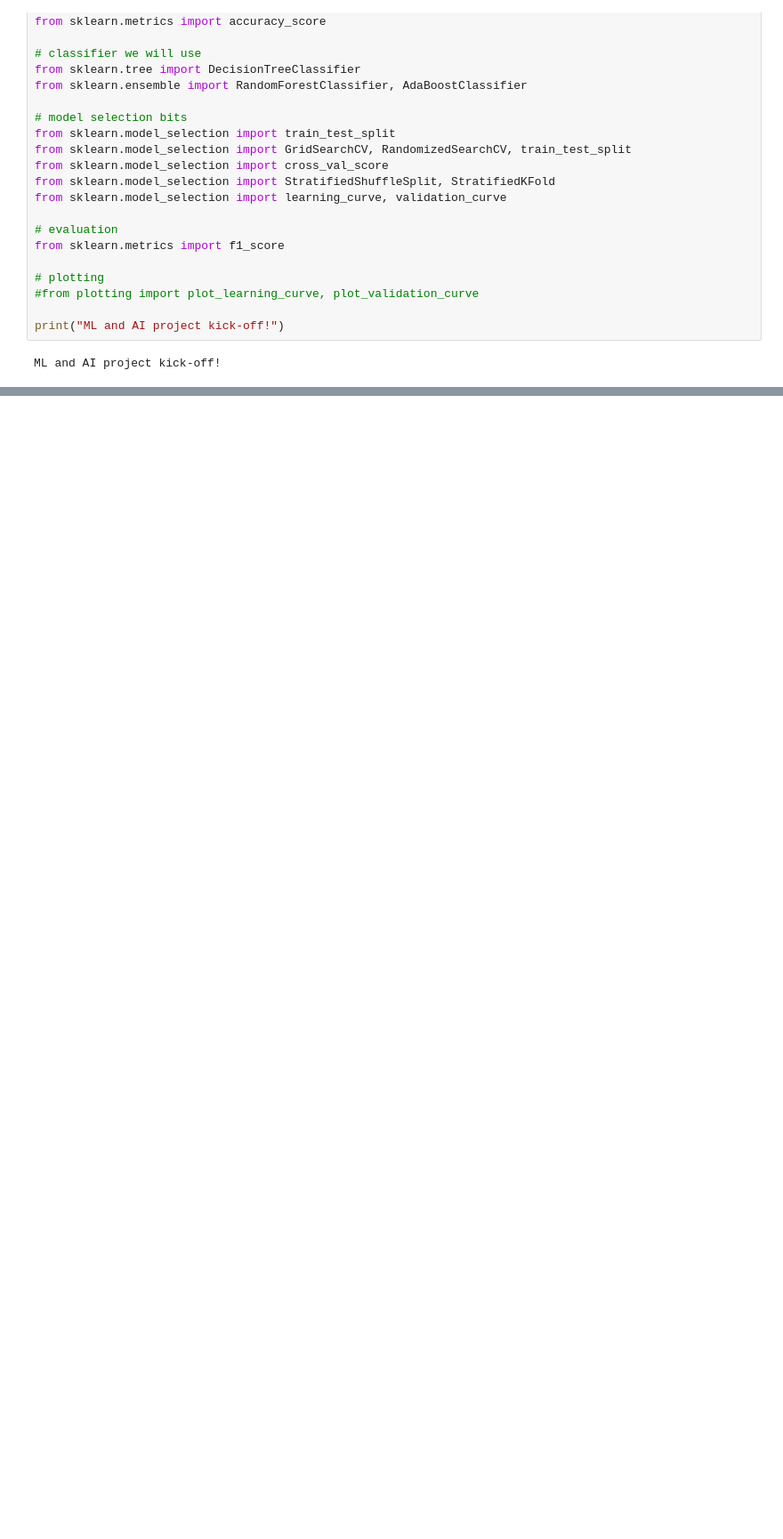
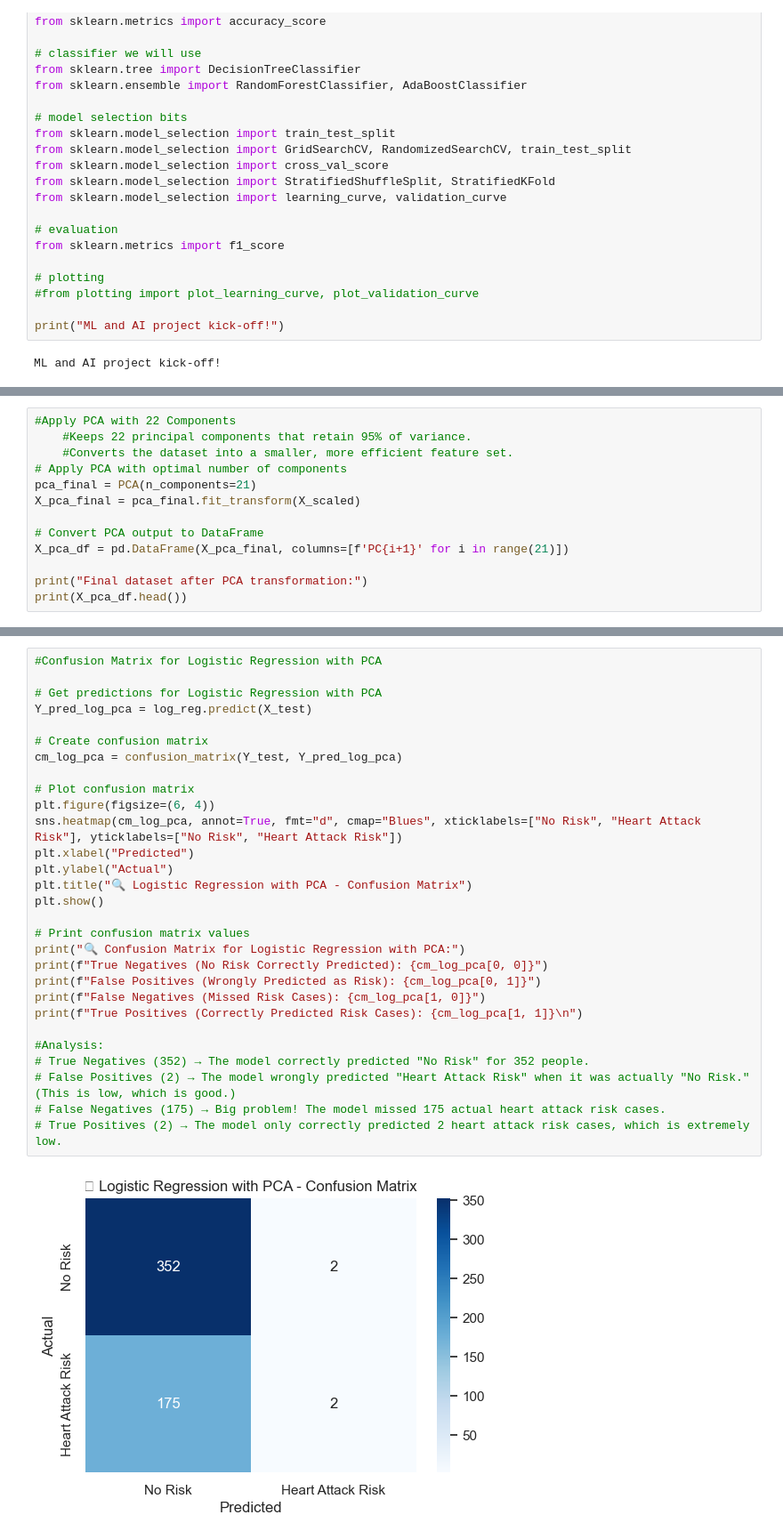
Before and after one commit to AICarope/Logistic-Regression-machine-learning-project-up, a Jupyter notebook: 3_Women_ML.ipynb, the cells around one changed output, grey strips where cells are left out. Shown at 89% size. Saved outputs shown, nothing was run; the diff lists cells and outputs as text; blank space fills up the shorter version.

```diff
--- a/3_Women_ML.ipynb
+++ b/3_Women_ML.ipynb
@@ -45,0 +275,13 @@ ML and AI project kick-off!
+# %%
+#Apply PCA with 22 Components
+    #Keeps 22 principal components that retain 95% of variance.
+    #Converts the dataset into a smaller, more efficient feature set.
+# Apply PCA with optimal number of components
+pca_final = PCA(n_components=21)
+X_pca_final = pca_final.fit_transform(X_scaled)
+
+# Convert PCA output to DataFrame
+X_pca_df = pd.DataFrame(X_pca_final, columns=[f'PC{i+1}' for i in range(21)])
+
+print("Final dataset after PCA transformation:")
+print(X_pca_df.head())
@@ -45,0 +370,31 @@ ML and AI project kick-off!
+# %%
+#Confusion Matrix for Logistic Regression with PCA
+
+# Get predictions for Logistic Regression with PCA
+Y_pred_log_pca = log_reg.predict(X_test)
+
+# Create confusion matrix
+cm_log_pca = confusion_matrix(Y_test, Y_pred_log_pca)
+
+# Plot confusion matrix
+plt.figure(figsize=(6, 4))
+sns.heatmap(cm_log_pca, annot=True, fmt="d", cmap="Blues", xticklabels=["No Risk", "Heart Attack Risk"], yticklabels=["No Risk", "Heart Attack Risk"])
+plt.xlabel("Predicted")
+plt.ylabel("Actual")
+plt.title("🔍 Logistic Regression with PCA - Confusion Matrix")
+plt.show()
+
+# Print confusion matrix values
+print("🔍 Confusion Matrix for Logistic Regression with PCA:")
+print(f"True Negatives (No Risk Correctly Predicted): {cm_log_pca[0, 0]}")
+print(f"False Positives (Wrongly Predicted as Risk): {cm_log_pca[0, 1]}")
+print(f"False Negatives (Missed Risk Cases): {cm_log_pca[1, 0]}")
+print(f"True Positives (Correctly Predicted Risk Cases): {cm_log_pca[1, 1]}\n")
+
+#Analysis:
+# True Negatives (352) → The model correctly predicted "No Risk" for 352 people.
+# False Positives (2) → The model wrongly predicted "Heart Attack Risk" when it was actually "No Risk." (This is low, which is good.)
+# False Negatives (175) → Big problem! The model missed 175 actual heart attack risk cases.
+# True Positives (2) → The model only correctly predicted 2 heart attack risk cases, which is extremely low.
+# %% [output]
+[figure, added]
```
Also changed, not shown: parts of 116 cells of this notebook, 5 other files.
